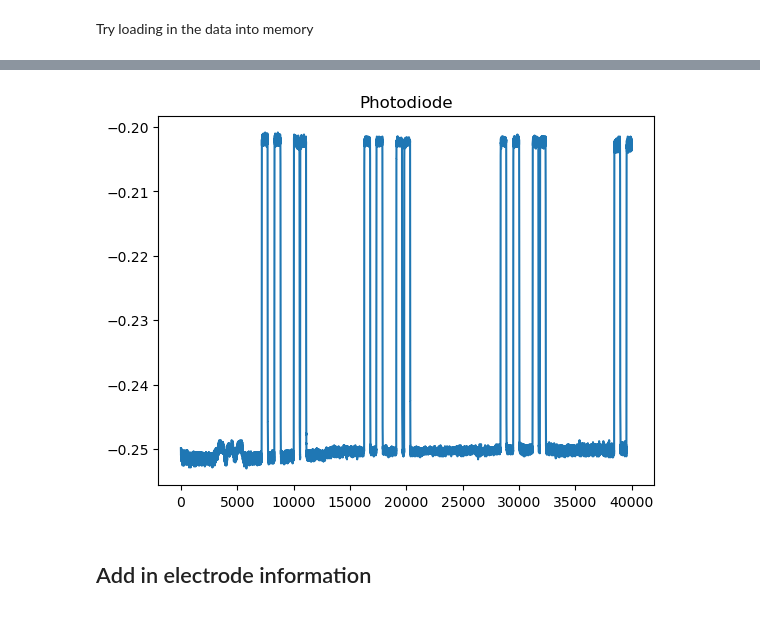
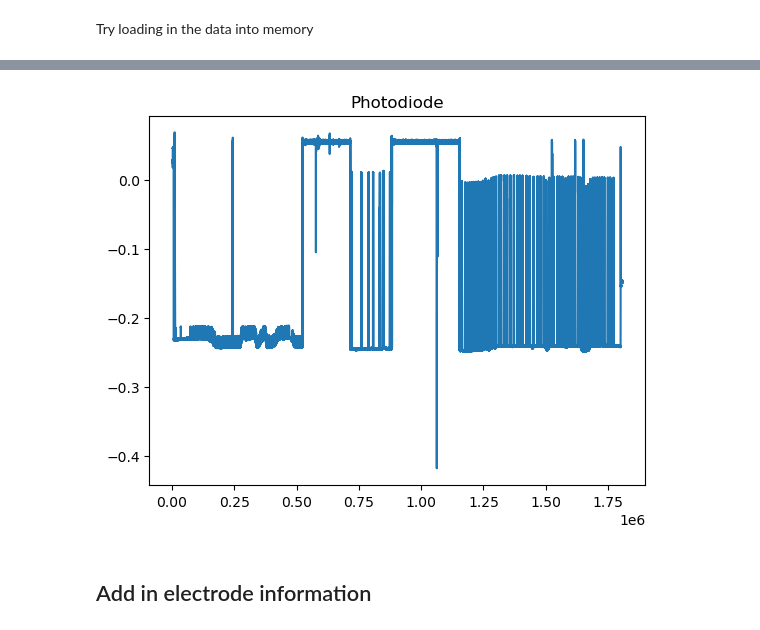
Before and after one commit to seqasim/LFPAnalysis, a Jupyter notebook: scripts/EDF_preprocessing_step_by_step.ipynb, the cells around one changed output, grey strips where cells are left out. Drawn from its saved outputs; the diff is of its cells as text; code cells hidden in the pictures.

```diff
--- a/scripts/EDF_preprocessing_step_by_step.ipynb
+++ b/scripts/EDF_preprocessing_step_by_step.ipynb
@@ -55,7 +55,7 @@ edf_files = glob(f'{neural_dir}/*.edf')
 # %% [markdown]
 Try loading in the data into memory
 # %%
-MS007_data = mne.io.read_raw_edf(edf_files[0], preload=True)
+mne_data = mne.io.read_raw_edf(edf_files[0], preload=True)
 # If you try to preload, it will kill the kernel (at mem=4000). Probably need to request more memory in Minerva (mem=8000 seems to work)
 
 # # If not preloading:
@@ -76,11 +96,11 @@ plt.show()
 # %%
 # Sanity check the photodiode
-trig_ix = MS007_data.ch_names.index('DC1')
-plt.plot(MS007_data._data[trig_ix, 10000:50000])
+trig_ix = mne_data.ch_names.index('DC1')
+plt.plot(mne_data._data[trig_ix])
 plt.title("Photodiode")
 plt.show()
 # %% [output]
-[figure, old version]
+[figure, new version]
 # %% [markdown]
 ## Add in electrode information
 # %%
```
Also changed, not shown: parts of 4 cells of this notebook, 2 other files.
